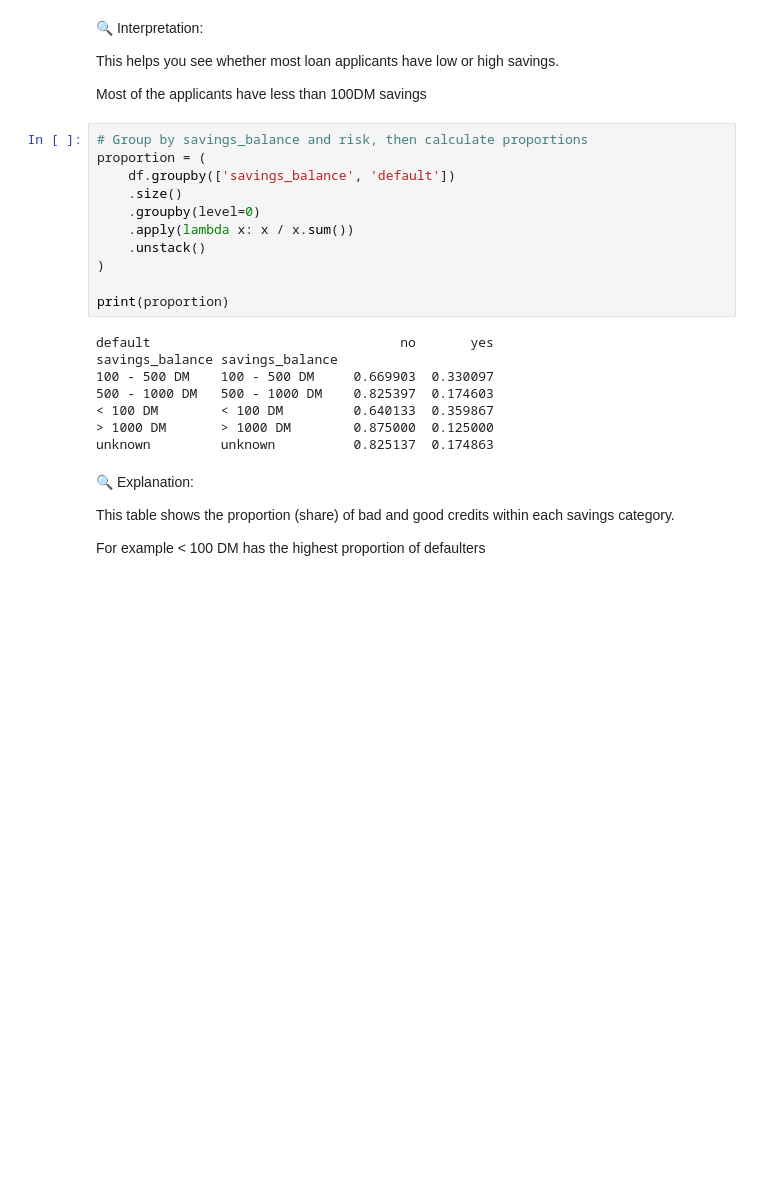
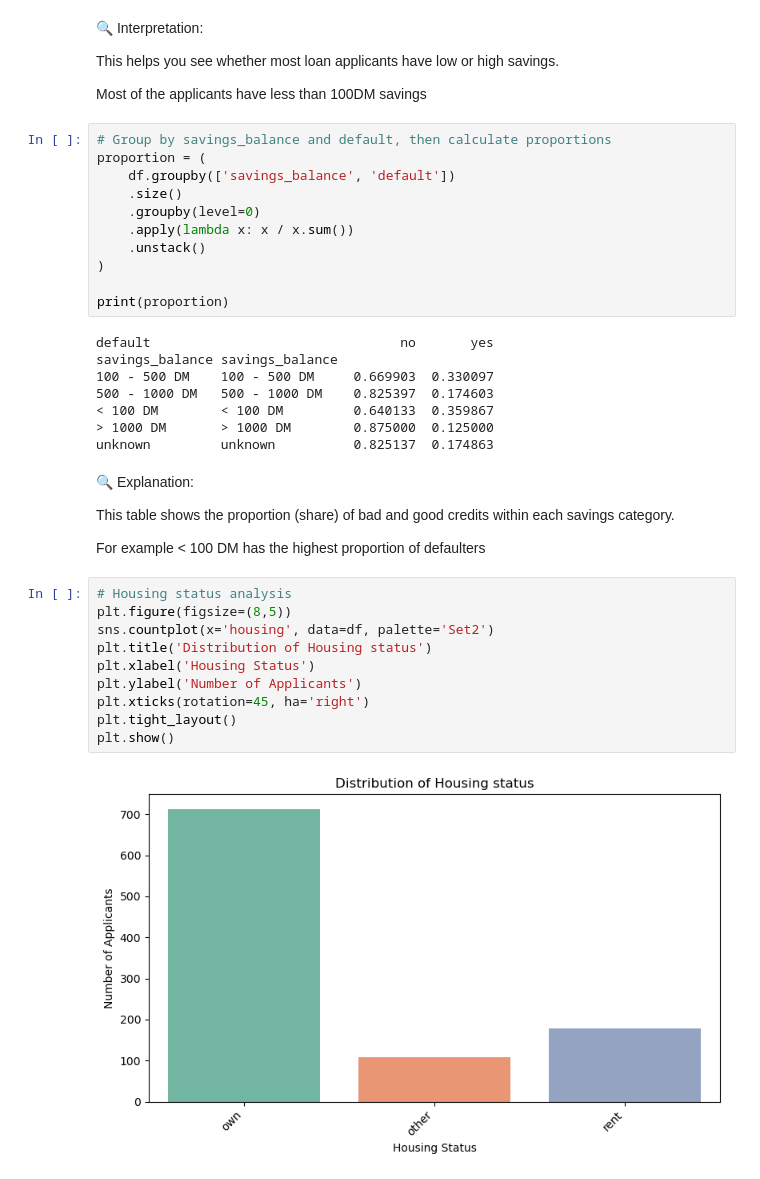
Before and after one commit to donunobunjo/credit_default_analysis_and_prediction, a Jupyter notebook: backup.ipynb, the cells around one changed output. Cells and saved outputs as stored; diff of their text form; blank space fills up the shorter version.

```diff
--- a/backup.ipynb
+++ b/backup.ipynb
@@ -160,7 +161,7 @@ This helps you see whether most loan applicants have low or high savings.
 
 Most of the applicants have less than 100DM savings
 # %%
-# Group by savings_balance and risk, then calculate proportions
+# Group by savings_balance and default, then calculate proportions
 proportion = (
     df.groupby(['savings_balance', 'default'])
     .size()
@@ -184,3 +185,15 @@ unknown         unknown          0.825137  0.174863
 This table shows the proportion (share) of bad and good credits within each savings category.
 
 For example < 100 DM has the highest proportion of defaulters
+# %%
+# Housing status analysis
+plt.figure(figsize=(8,5))
+sns.countplot(x='housing', data=df, palette='Set2')
+plt.title('Distribution of Housing status')
+plt.xlabel('Housing Status')
+plt.ylabel('Number of Applicants')
+plt.xticks(rotation=45, ha='right')
+plt.tight_layout()
+plt.show()
+# %% [output]
+[figure, added]
```
Also changed, not shown: parts of 3 cells of this notebook, 1 other file.
